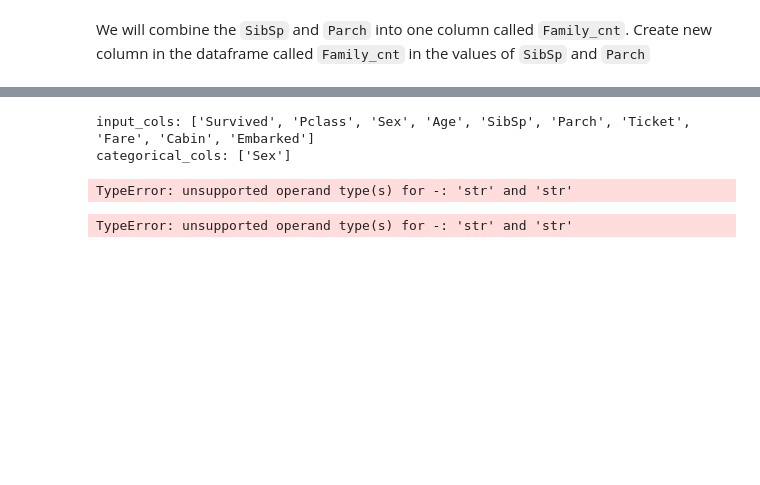
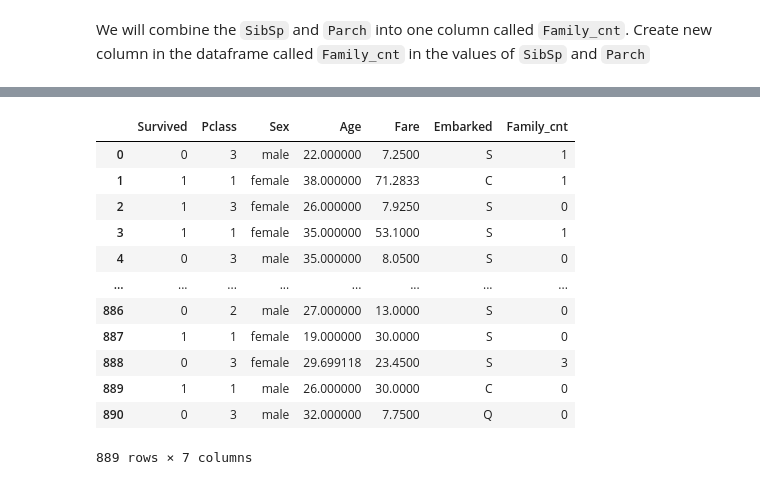
Before and after one commit to tsemach/ai-course, a Jupyter notebook: 02-linear-regression/02-linear-regression-titanic/02-linear-regression-titanic-end.ipynb, the cells around one changed output, grey strips where cells are left out. Cells and saved outputs as stored; diff of their text form; code cells hidden in the pictures; blank space fills up the shorter version.

Commit message:
WIP: titanic

```diff
--- a/02-linear-regression/02-linear-regression-titanic/02-linear-regression-titanic-end.ipynb
+++ b/02-linear-regression/02-linear-regression-titanic/02-linear-regression-titanic-end.ipynb
@@ -269,4 +274,4 @@ df.head(10)
 We will combine the `SibSp` and `Parch` into one column called `Family_cnt`.
 Create new column in the dataframe called `Family_cnt` in the values of `SibSp` and `Parch`
 # %%
-titanic['Family_cnt'] = titanic['SibSp'] + titanic['Parch']
+df['Family_cnt'] = df['SibSp'] + df['Parch']
@@ -276,12 +283,18 @@ Use the `df.drop` with `inplace=True` to drop the colmns 'PassengerId', 'SibSp',
 # %%
-df.drop(['PassengerId', 'SibSp', 'Parch'], axis=1, inplace=True)
+df.drop(['PassengerId', 'SibSp', 'Parch', 'Name', 'Ticket', 'Cabin'], axis=1, inplace=True)
+df.dropna(subset=['Embarked'], inplace=True)
+df
+# %% [output]
+|  | Survived | Pclass | Sex | Age | Fare | Embarked | Family_cnt |
+| 0 | 0 | 3 | male | 22.000000 | 7.2500 | S | 1 |
+| 1 | 1 | 1 | female | 38.000000 | 71.2833 | C | 1 |
+| 2 | 1 | 3 | female | 26.000000 | 7.9250 | S | 0 |
+| 3 | 1 | 1 | female | 35.000000 | 53.1000 | S | 1 |
+| 4 | 0 | 3 | male | 35.000000 | 8.0500 | S | 0 |
+| ... | ... | ... | ... | ... | ... | ... | ... |
+| 886 | 0 | 2 | male | 27.000000 | 13.0000 | S | 0 |
+| 887 | 1 | 1 | female | 19.000000 | 30.0000 | S | 0 |
+| 888 | 0 | 3 | female | 29.699118 | 23.4500 | S | 3 |
+| 889 | 1 | 1 | male | 26.000000 | 30.0000 | C | 0 |
+| 890 | 0 | 3 | male | 32.000000 | 7.7500 | Q | 0 |
+889 rows × 7 columns
-# %%
-input_cols = [title for title in df.columns[1:] if title != 'Name']
-categorical_cols = ["Sex"]
-output_cols = ["Survived"]
-
-print('input_cols:', input_cols)
-print('categorical_cols:', categorical_cols)
-# %% [output]
-input_cols: ['Survived', 'Pclass', 'Sex', 'Age', 'SibSp', 'Parch', 'Ticket', 'Fare', 'Cabin', 'Embarked']
-categorical_cols: ['Sex']
@@ -307,14 +300,0 @@ def dataframe_to_arrays(dataframe, normalize=False, labeled=True, cols=input_col
-# %%
-dataframe1 = df.copy(deep=True)
-for col in categorical_cols:
-  dataframe1[col] = dataframe1[col].astype('category').cat.codes
-
-for col in input_cols:
-  dataframe1[col] = (dataframe1[col] - dataframe1[col].min()) / (dataframe1[col].max() - dataframe1[col].min())
-# %% [output]
-TypeError: unsupported operand type(s) for -: 'str' and 'str'
-# %%
-input_arr, target_arr = dataframe_to_arrays(df, normalize=True)
-input_arr, target_arr
-# %% [output]
-TypeError: unsupported operand type(s) for -: 'str' and 'str'
```
Also changed, not shown: parts of 17 cells of this notebook.
